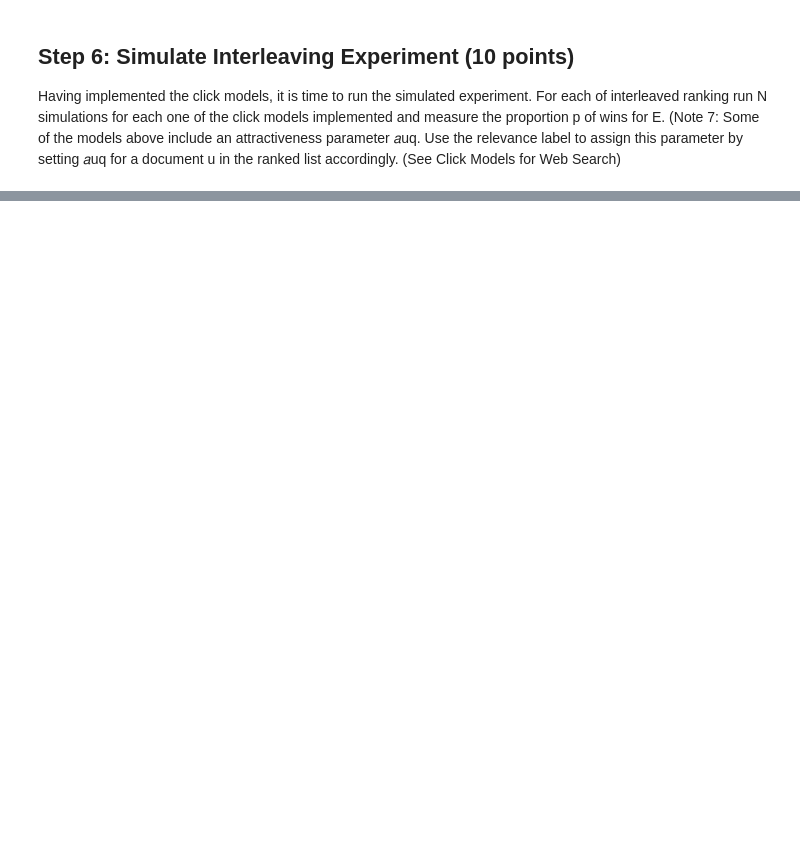
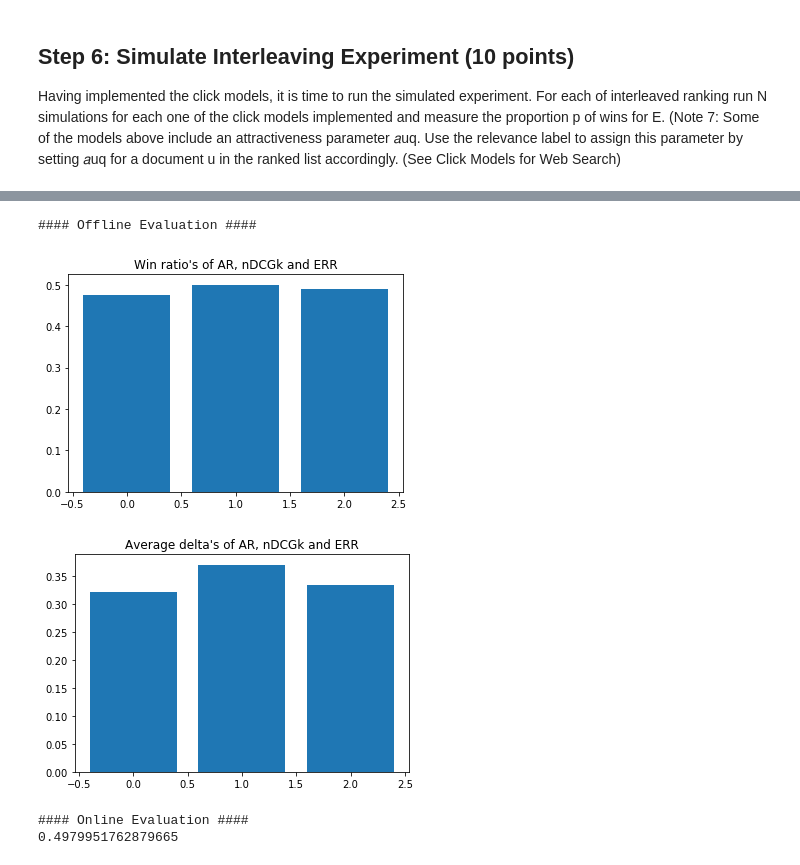
Before and after one commit to davidstap/IR1, a Jupyter notebook: step7.ipynb, the cells around one changed output, grey strips where cells are left out. Cells and saved outputs as stored; diff of their text form; code cells hidden in the pictures; blank space fills up the shorter version.

```diff
--- a/step7.ipynb
+++ b/step7.ipynb
@@ -128,6 +134,8 @@ def nDCGk(rankings, k=3):
     # relative relevance to find best possible DCG result (perfect ranking)
     perfect_DCG = DCGk(sorted(rankings, reverse=True)[:k])
     # normalize discounted_gain by this result
+    if perfect_DCG == 0:
+        return 0
     return DCG/perfect_DCG
 
 #nDCGk(ranking_pairs[0][0])
@@ -513,0 +532,53 @@ print(win_ratio)
+# %%
+import numpy as np
+
+# Obtain ranked pairs from algorithm P and E
+grades = ['HR', 'R', 'N']
+rank_len = 5
+ranked_pairs = list(generate_ranking_pairs(grades, rank_len))
+
+# Run offline evaluation experiments using the three different
+# evaluation metrics: average precision, nDCGk and ERR
+delta_AP, delta_nDCGk, delta_ERR = [], [], []
+for P, E in ranked_pairs:
+    delta_AP.append(delta_measure(P,E,'average precision'))
+    delta_nDCGk.append(delta_measure(P,E,'nDCGk'))
+    delta_ERR.append(delta_measure(P,E,'ERR'))
+
+# Compute win ratio's per evaluation metric
+delta_AP = np.array([x for x in delta_AP if x > 0])
+delta_nDCGk = np.array([x for x in delta_nDCGk if x > 0])
+delta_ERR = np.array([x for x in delta_ERR if x > 0])
+n = len(ranked_pairs)
+win_ratio_AP = len(delta_AP)/n
+win_ratio_nDCGk = len(delta_nDCGk)/n
+win_ratio_ERR = len(delta_ERR)/n
+
+# Plot win ratio's and average deltas
+print('#'*4, 'Offline Evaluation', '#'*4)
+plt.bar([0,1,2],[win_ratio_AP, win_ratio_ERR, win_ratio_nDCGk])
+plt.title('Win ratio\'s of AR, nDCGk and ERR')
+plt.show()
+
+plt.bar([0,1,2],[np.mean(delta_AP), np.mean(delta_nDCGk), np.mean(delta_ERR)])
+plt.title('Average delta\'s of AR, nDCGk and ERR')
+plt.show()
+
+# Run online experiments using team draft interleaving and
+# three different click models.
+N = 10
+click_log_path = 'YandexRelPredChallenge.txt'
+click_model = RandomClickModel(click_log_path)
+
+# Compute win ratio of algorithm E (1) over P (0)
+win_ratio = simulate_experiment(ranked_pairs, N, click_model)
+
+print('#'*4, 'Online Evaluation', '#'*4)
+
+print(win_ratio)
+# %% [output]
+#### Offline Evaluation ####
+[figure, added]
+[figure, added]
+#### Online Evaluation ####
+0.4979951762879665
```
Also changed, not shown: parts of 8 cells of this notebook.
